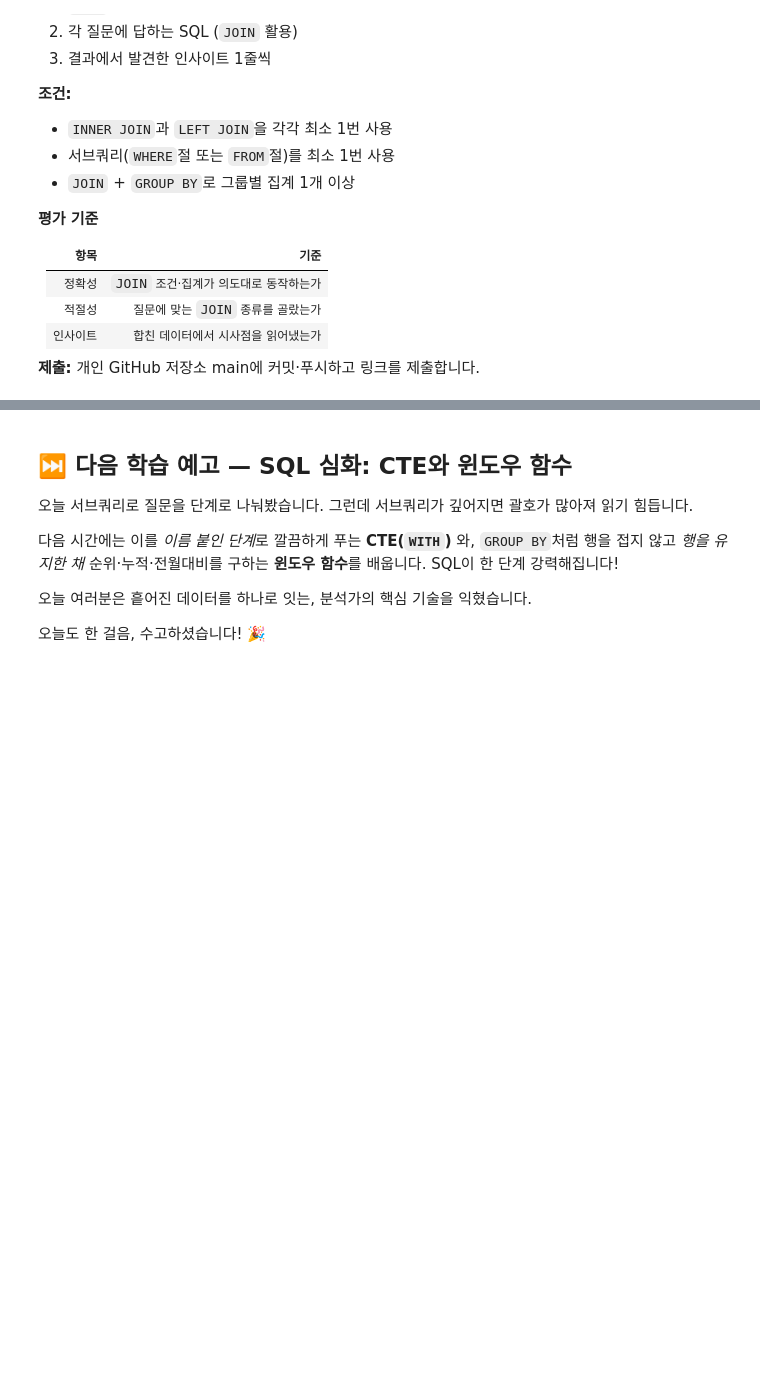
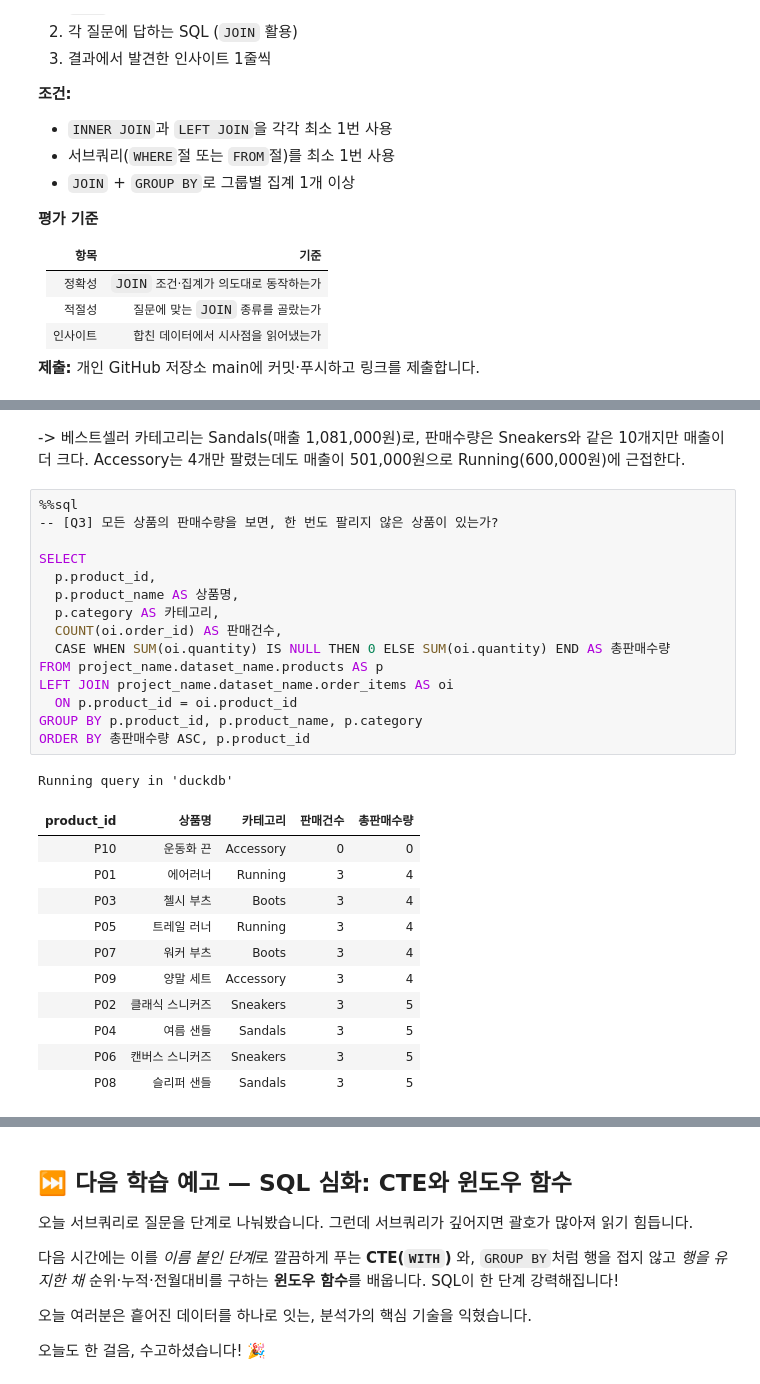
Before and after one commit to yeeunkim-dev/ai-data-bootcamp, a Jupyter notebook: D026+_SQL 데이터 분석/SQL 기초 — 테이블 결합과 중첩 쿼리.ipynb, the cells around one changed output, grey strips where cells are left out. Cells and saved outputs as stored; diff of their text form; blank space fills up the shorter version.

```diff
--- a/D026+_SQL 데이터 분석/SQL 기초 — 테이블 결합과 중첩 쿼리.ipynb
+++ b/D026+_SQL 데이터 분석/SQL 기초 — 테이블 결합과 중첩 쿼리.ipynb
@@ -1506,0 +2002,30 @@ ORDER BY
+# %% [markdown]
+-> 베스트셀러 카테고리는 Sandals(매출 1,081,000원)로, 판매수량은 Sneakers와 같은 10개지만 매출이 더 크다. Accessory는 4개만 팔렸는데도 매출이 501,000원으로 Running(600,000원)에 근접한다.
+# %%
+%%sql
+-- [Q3] 모든 상품의 판매수량을 보면, 한 번도 팔리지 않은 상품이 있는가?
+
+SELECT
+  p.product_id,
+  p.product_name AS 상품명,
+  p.category AS 카테고리,
+  COUNT(oi.order_id) AS 판매건수,
+  CASE WHEN SUM(oi.quantity) IS NULL THEN 0 ELSE SUM(oi.quantity) END AS 총판매수량
+FROM project_name.dataset_name.products AS p
+LEFT JOIN project_name.dataset_name.order_items AS oi
+  ON p.product_id = oi.product_id
+GROUP BY p.product_id, p.product_name, p.category
+ORDER BY 총판매수량 ASC, p.product_id
+# %% [output]
+Running query in 'duckdb'
+| product_id | 상품명 | 카테고리 | 판매건수 | 총판매수량 |
+| P10 | 운동화 끈 | Accessory | 0 | 0 |
+| P01 | 에어러너 | Running | 3 | 4 |
+| P03 | 첼시 부츠 | Boots | 3 | 4 |
+| P05 | 트레일 러너 | Running | 3 | 4 |
+| P07 | 워커 부츠 | Boots | 3 | 4 |
+| P09 | 양말 세트 | Accessory | 3 | 4 |
+| P02 | 클래식 스니커즈 | Sneakers | 3 | 5 |
+| P04 | 여름 샌들 | Sandals | 3 | 5 |
+| P06 | 캔버스 스니커즈 | Sneakers | 3 | 5 |
+| P08 | 슬리퍼 샌들 | Sandals | 3 | 5 |
```
Also changed, not shown: parts of 55 cells of this notebook.
